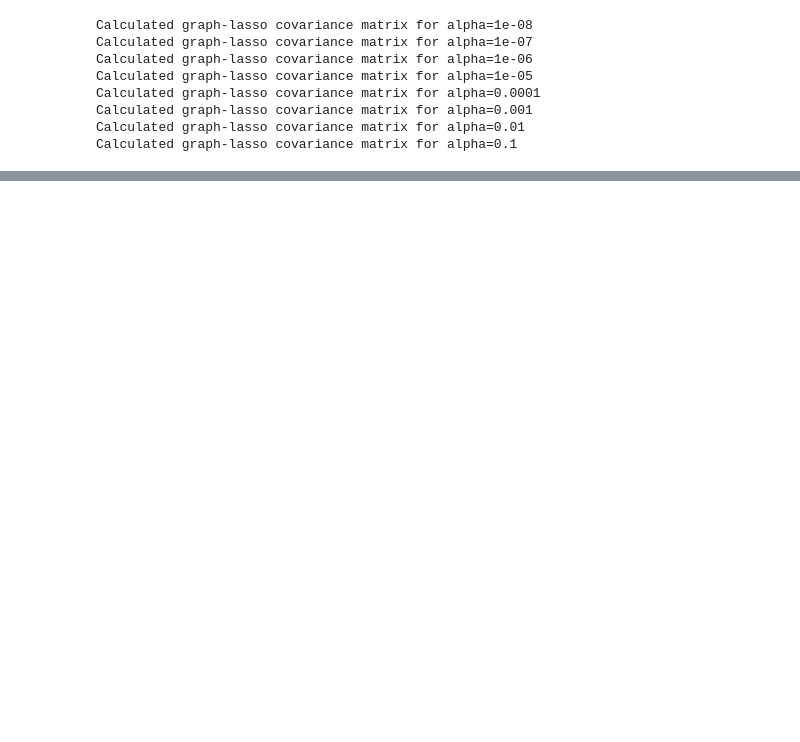
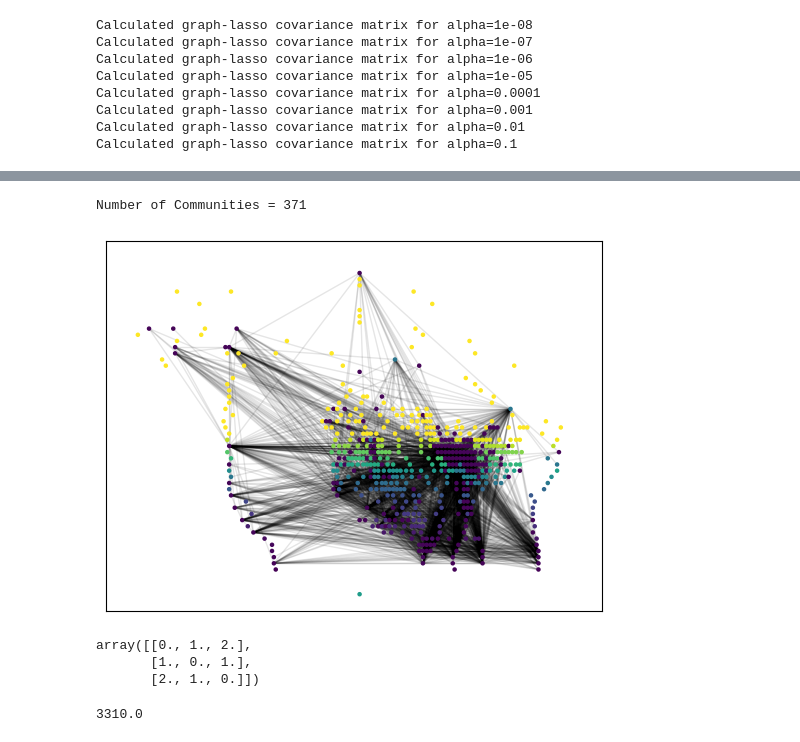
Before and after one commit to Toastisgreat/ResearchProject, a Jupyter notebook: Notebooks/NetworkAnalysis.ipynb, the cells around one changed output, grey strips where cells are left out. Cells and saved outputs as stored; diff of their text form; code cells hidden in the pictures; blank space fills up the shorter version.

```diff
--- a/Notebooks/NetworkAnalysis.ipynb
+++ b/Notebooks/NetworkAnalysis.ipynb
@@ -325,0 +322,26 @@ nx.draw(g, node_size = 1)
+# %%
+#Community detectino and coloring with louvain algorithm, useful for detecting migration routes maybe?
+partition = community.best_partition(g, random_state = 26)
+
+cmap = plt.get_cmap('viridis')
+colors = [cmap(partition[node]) for node in g.nodes()]
+
+nx.draw_networkx_nodes(g, pos, node_color=colors, node_size=5, cmap=cmap)
+nx.draw_networkx_edges(g, pos, alpha=0.1)
+print(f"Number of Communities = {max(partition.values())}")
+plt.show()
+# %% [output]
+Number of Communities = 371
+[figure, added]
+# %%
+vec = [1,2,3]
+vec = np.array(vec)
+np.sqrt(((vec[:, np.newaxis] - vec[np.newaxis, :]))**2)
+# %% [output]
+array([[0., 1., 2.],
+       [1., 0., 1.],
+       [2., 1., 0.]])
+# %%
+print(len(edges)/2)
+# %% [output]
+3310.0
```
Also changed, not shown: parts of 10 cells of this notebook.
